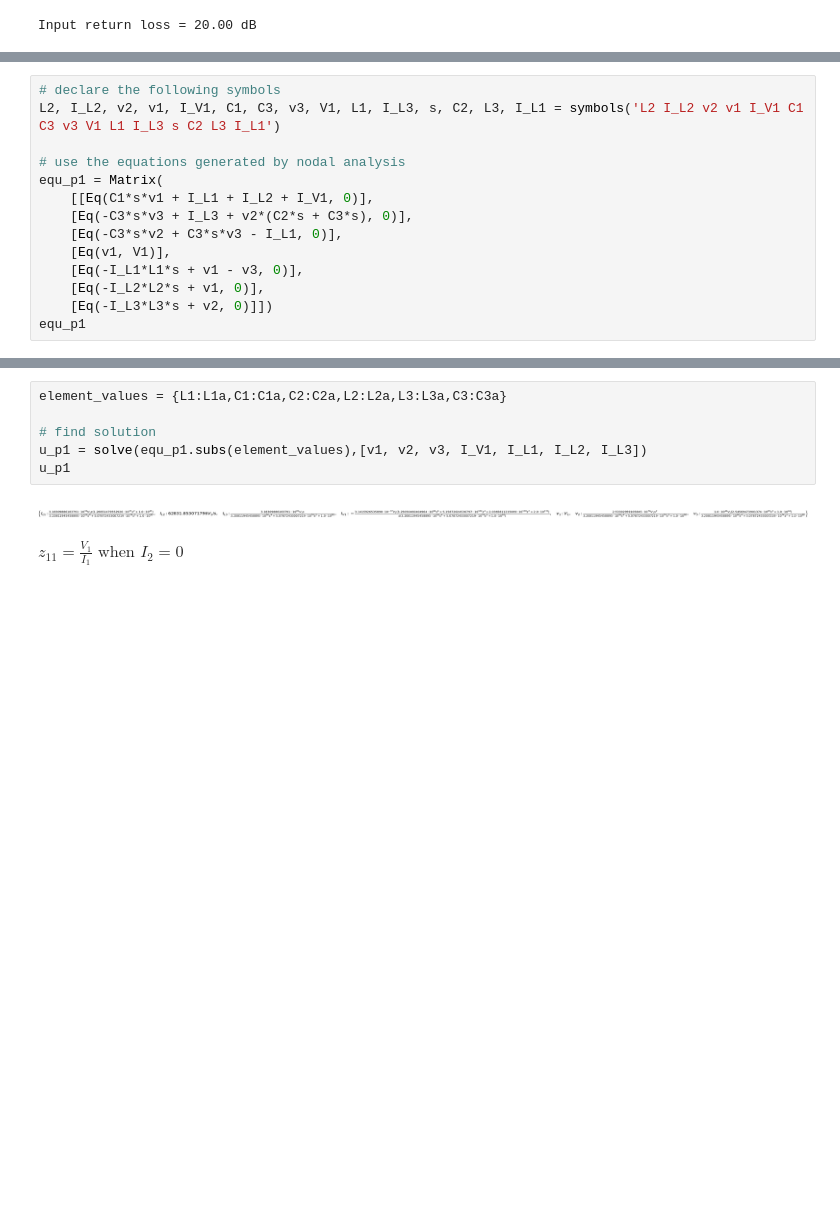
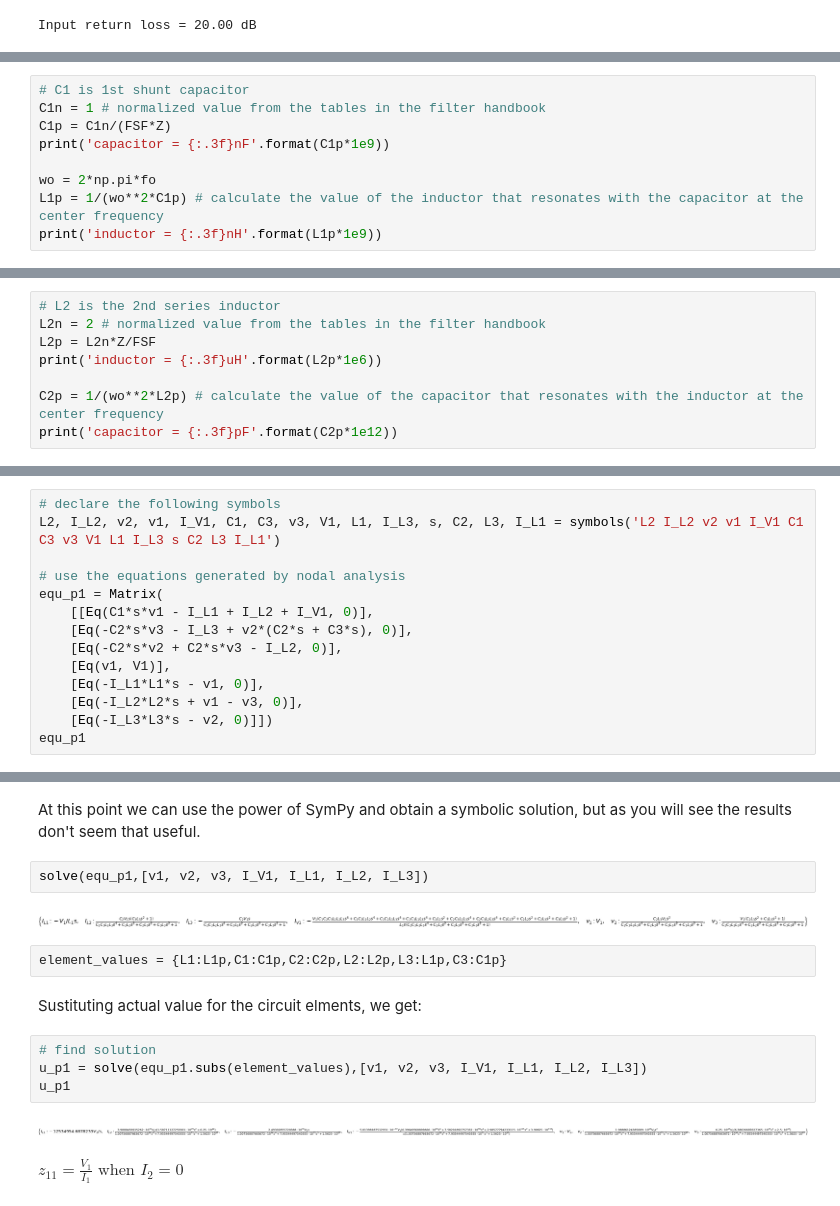
Before and after one commit to Tiburonboy/EE_jupyter_notebooks, a Jupyter notebook: Two port parameters/Two port parameters.ipynb, the cells around one changed output, grey strips where cells are left out. Drawn from its saved outputs; the diff is of its cells as text; blank space fills up the shorter version.

```diff
--- a/Two port parameters/Two port parameters.ipynb
+++ b/Two port parameters/Two port parameters.ipynb
@@ -423,0 +468,9 @@ str(X)
+# %%
+# C1 is 1st shunt capacitor
+C1n = 1 # normalized value from the tables in the filter handbook
+C1p = C1n/(FSF*Z)
+print('capacitor = {:.3f}nF'.format(C1p*1e9))
+
+wo = 2*np.pi*fo
+L1p = 1/(wo**2*C1p) # calculate the value of the inductor that resonates with the capacitor at the center frequency
+print('inductor = {:.3f}nH'.format(L1p*1e9))
@@ -423,0 +482,8 @@ str(X)
+# %%
+# L2 is the 2nd series inductor
+L2n = 2 # normalized value from the tables in the filter handbook
+L2p = L2n*Z/FSF
+print('inductor = {:.3f}uH'.format(L2p*1e6))
+
+C2p = 1/(wo**2*L2p) # calculate the value of the capacitor that resonates with the inductor at the center frequency
+print('capacitor = {:.3f}pF'.format(C2p*1e12))
@@ -427,12 +525,12 @@ L2, I_L2, v2, v1, I_V1, C1, C3, v3, V1, L1, I_L3, s, C2, L3, I_L1 = symbols('L2
 
 # use the equations generated by nodal analysis
 equ_p1 = Matrix(
-    [[Eq(C1*s*v1 + I_L1 + I_L2 + I_V1, 0)],
-    [Eq(-C3*s*v3 + I_L3 + v2*(C2*s + C3*s), 0)],
-    [Eq(-C3*s*v2 + C3*s*v3 - I_L1, 0)],
+    [[Eq(C1*s*v1 - I_L1 + I_L2 + I_V1, 0)],
+    [Eq(-C2*s*v3 - I_L3 + v2*(C2*s + C3*s), 0)],
+    [Eq(-C2*s*v2 + C2*s*v3 - I_L2, 0)],
     [Eq(v1, V1)],
-    [Eq(-I_L1*L1*s + v1 - v3, 0)],
-    [Eq(-I_L2*L2*s + v1, 0)],
-    [Eq(-I_L3*L3*s + v2, 0)]])
+    [Eq(-I_L1*L1*s - v1, 0)],
+    [Eq(-I_L2*L2*s + v1 - v3, 0)],
+    [Eq(-I_L3*L3*s - v2, 0)]])
 equ_p1
 # %% [output]
@@ -440,11 +538,19 @@ $$\left[\begin{matrix}C_{1} s v_{1} + I_{L1} + I_{L2} + I_{V1} = 0\\- C_{3} s v_
+# %% [markdown]
+At this point we can use the power of SymPy and obtain a symbolic solution, but as you will see the results don't seem that useful.
+# %%
+solve(equ_p1,[v1, v2, v3, I_V1, I_L1, I_L2, I_L3])
+# %% [output]
+[figure, added]
+# %%
+element_values = {L1:L1p,C1:C1p,C2:C2p,L2:L2p,L3:L1p,C3:C1p}
+# %% [markdown]
+Sustituting actual value for the circuit elments, we get:
 # %%
-element_values = {L1:L1a,C1:C1a,C2:C2a,L2:L2a,L3:L3a,C3:C3a}
-
 # find solution
 u_p1 = solve(equ_p1.subs(element_values),[v1, v2, v3, I_V1, I_L1, I_L2, I_L3])
 u_p1
 # %% [output]
-[figure, old version]
+[figure, new version]
 # %% [markdown]
 $z_{11} = \frac {V_1}{I_1} \text{  when  } I_2=0$
 # %%
```
Also changed, not shown: parts of 105 cells of this notebook, 1 other file.
